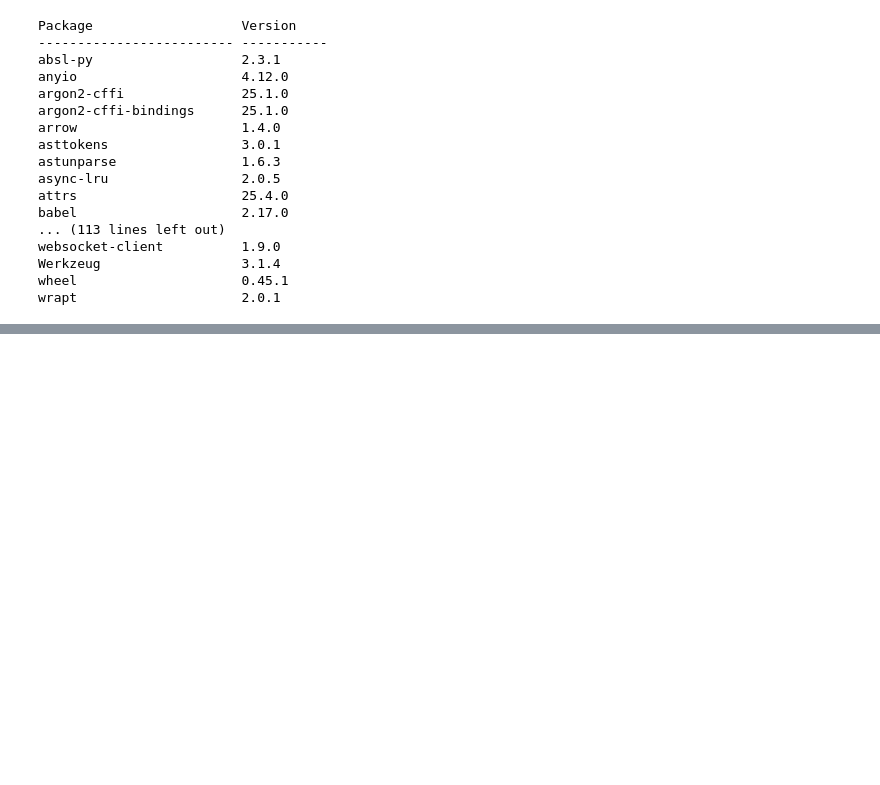
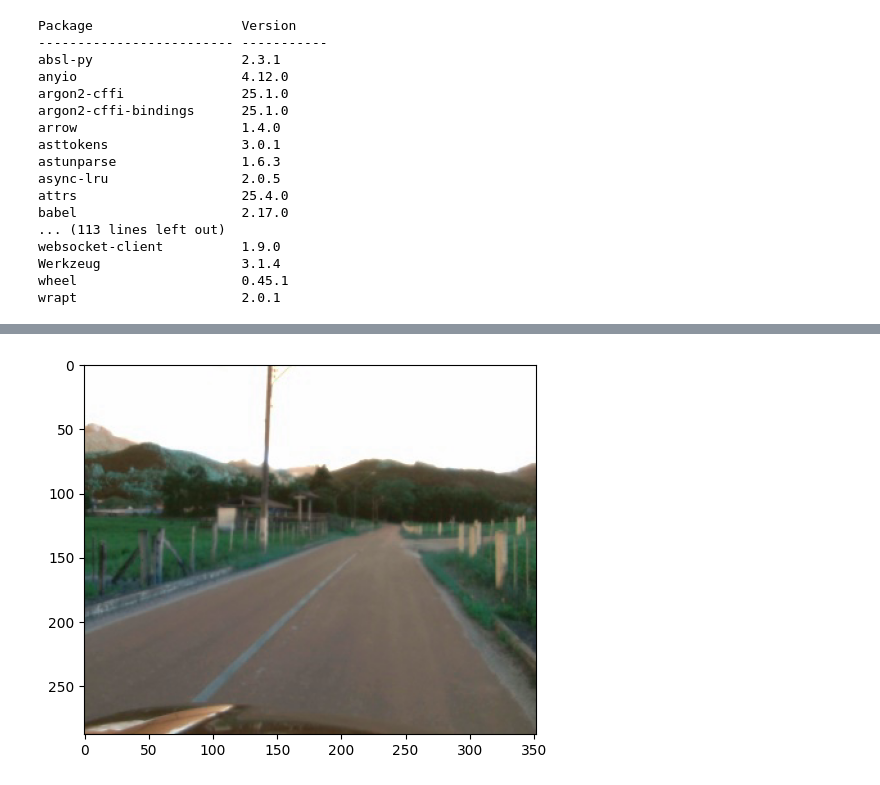
Before and after one commit to AmrElbaroudy/Road-Surface-Condition-CNN, a Jupyter notebook: Road-CNN.ipynb, the cells around one changed output, grey strips where cells are left out. Cells and saved outputs as stored; diff of their text form; code cells hidden in the pictures; blank space fills up the shorter version.

```diff
--- a/Road-CNN.ipynb
+++ b/Road-CNN.ipynb
@@ -47,0 +244,7 @@ wrapt                     2.0.1
+# %%
+img = cv2.imread('000000031.png')
+
+plt.imshow(img)
+plt.show()
+# %% [output]
+[figure, added]
```
Also changed, not shown: parts of 25 cells of this notebook.
